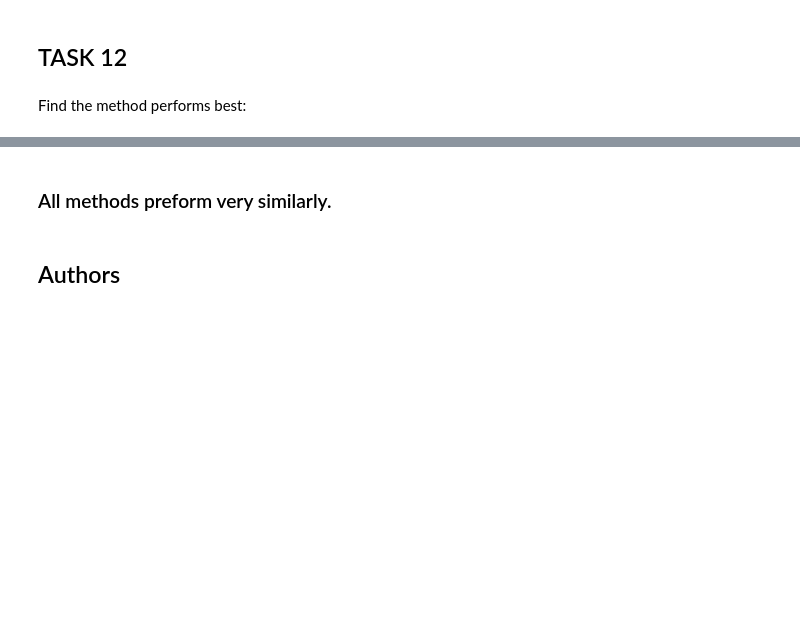
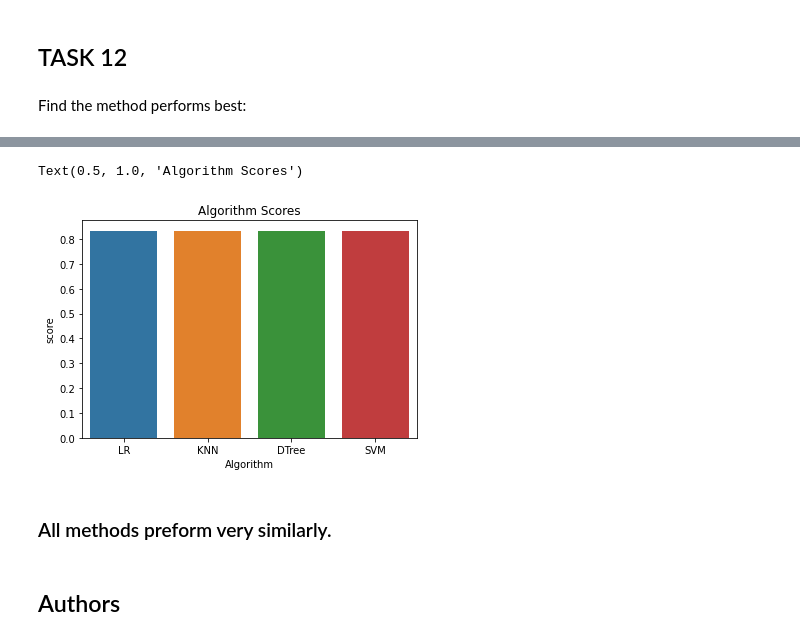
Before and after one commit to cdoyle78/IBM-Capstone-Project, a Jupyter notebook: SpaceX_Machine_Learning_Prediction_Part_5.ipynb, the cells around one changed output, grey strips where cells are left out. Cells and saved outputs as stored; diff of their text form; code cells hidden in the pictures; blank space fills up the shorter version.

```diff
--- a/SpaceX_Machine_Learning_Prediction_Part_5.ipynb
+++ b/SpaceX_Machine_Learning_Prediction_Part_5.ipynb
@@ -352 +370,9 @@ Tree: 0.8888888888888888
 SVM : 0.8333333333333334
+# %%
+algo = ['LR','KNN','DTree','SVM']
+scores = [0.83333,0.83333,0.83333,0.83333]
+
+score_df = pd.DataFrame(algo,scores)
+score_df.reset_index(inplace = True)
+score_df.columns = ['score', 'Algorithm']
+score_df
@@ -353,3 +385,9 @@ SVM : 0.8333333333333334
+# %%
+ax = sns.barplot(data = score_df, x ='Algorithm', y = 'score')
+ax.set_title('Algorithm Scores')
+# %% [output]
+Text(0.5, 1.0, 'Algorithm Scores')
+[figure, added]
 # %% [markdown]
 ### All methods preform very similarly.
 # %% [markdown]
```
Also changed, not shown: parts of 5 cells of this notebook.
